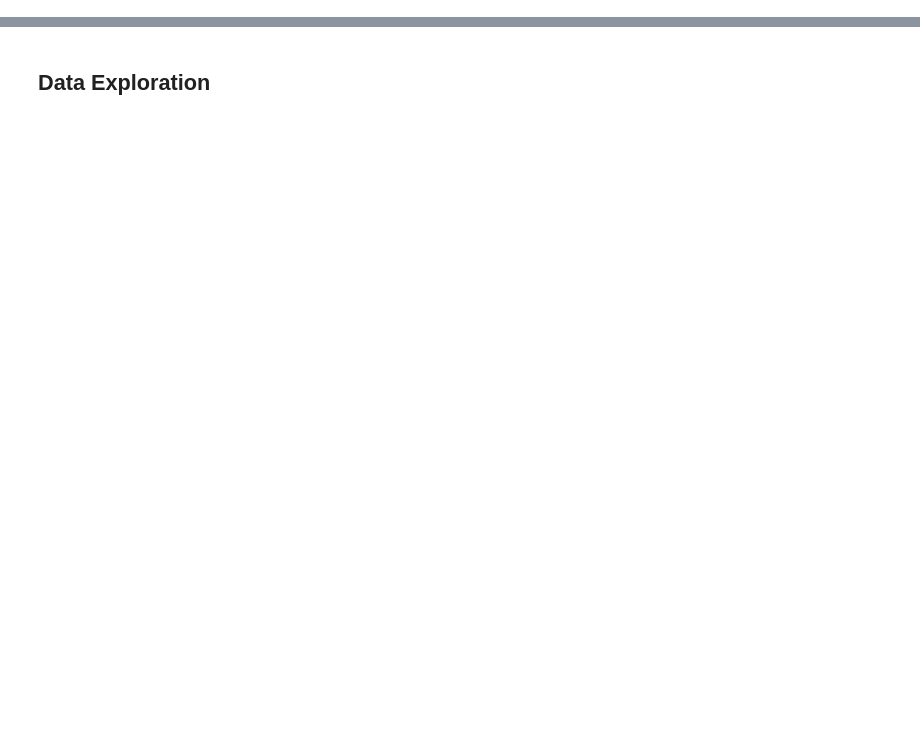
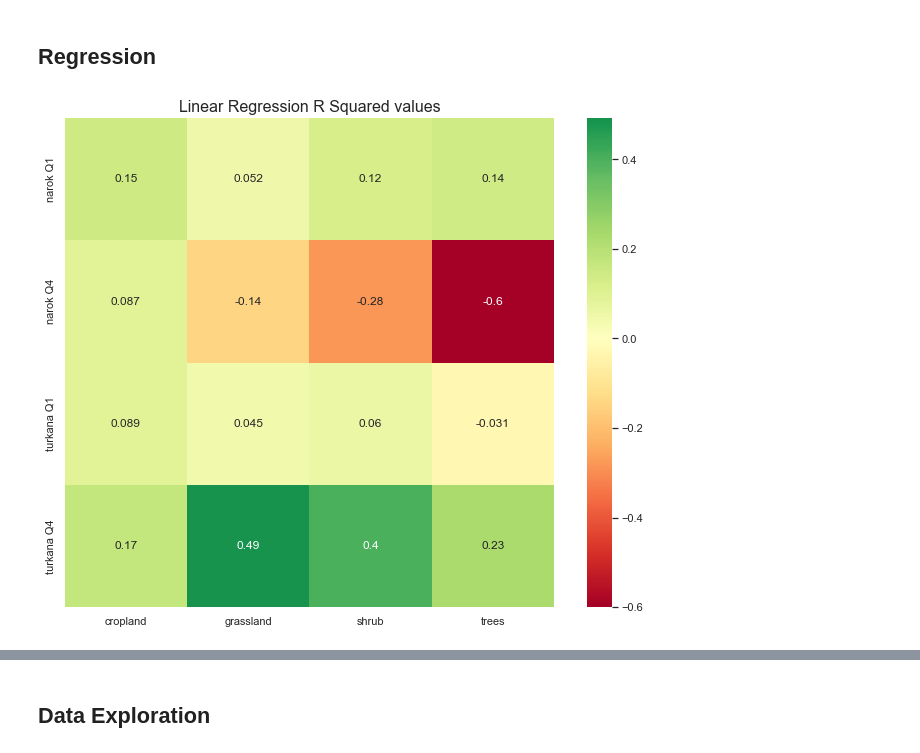
Before and after one commit to taraippolito/Kenya_Drought, a Jupyter notebook: Decision_Trees_Bagging.ipynb, the cells around one changed output, grey strips where cells are left out. Drawn from its saved outputs; the diff is of its cells as text; code cells hidden in the pictures; blank space fills up the shorter version.

```diff
--- a/Decision_Trees_Bagging.ipynb
+++ b/Decision_Trees_Bagging.ipynb
@@ -31,0 +18,22 @@ find_ndvi_anomalies(nar)
+# %%
+tur_Q1 = pd.read_csv("Q1_turkana_anomalies.csv")
+tur_Q4 = pd.read_csv("Q4_turkana_anomalies.csv")
+nar_Q1 = pd.read_csv("Q1_narok_anomalies.csv")
+nar_Q4 = pd.read_csv("Q4_narok_anomalies.csv")
+# %%
+tur_Q1.name = "tur_Q1"
+tur_Q4.name = "tur_Q4"
+nar_Q1.name = "nar_Q1"
+nar_Q4.name = "nar_Q4"
+# %%
+# take a sample of turkana and merge soil and lulc data
+def sample_and_merge(df_to_sample, df_to_merge, n):
+    df_to_merge_cols = df_to_merge[["Unnamed: 0", 'sand30', 'sand60', 'sand100',
+       'silt30', 'silt60', 'silt100', 'clay30', 'clay60', 'clay100', 'soc30',
+       'soc60', 'soc100', 'bdod30', 'bdod60', 'bdod100', 'cfvo30', 'cfvo60',
+       'cfvo100', 'cropland','grassland', 'shrub', 'trees']]
+    df_sampled = df_to_sample.sample(n = n)
+    df_merged = df_sampled.merge(df_to_merge_cols, how = "left", left_on = "point_index", right_on = "Unnamed: 0")
+    df_merged.name = df_to_sample.name
+
+    return (df_merged)
@@ -31,0 +128,2 @@ find_ndvi_anomalies(nar)
+# %% [markdown]
+## Regression
@@ -31,0 +169,24 @@ find_ndvi_anomalies(nar)
+# %%
+# pull the scores and sort them to put into a heatmap
+scores = []
+leftaxis = ['nar_Q1', 'nar_Q4', 'tur_Q1', 'tur_Q4']
+for a in leftaxis:
+    a_list = []
+    keys = [key for key in list(df_scores.keys()) if a in key]
+    for k in keys:
+        a_list.append(df_scores[k])
+    scores.append(a_list)
+# %%
+# create regression score heatmap
+RdYlGn = matplotlib.cm.get_cmap("RdYlGn")
+summer = matplotlib.cm.get_cmap("summer_r")
+Yaxes = ['narok Q1', 'narok Q4', 'turkana Q1', 'turkana Q4']
+Xaxes = ["cropland", "grassland", "shrub", "trees"]
+
+plt.subplots(figsize=(12,9))
+sns.heatmap(scores, annot = True, xticklabels = Xaxes, yticklabels = Yaxes, square=True, cmap = RdYlGn, center = 0)
+plt.title("Linear Regression R Squared values", fontsize = 16);
+file_path = "C:\\Tara_Fall_2019\\Kenya_Drought\\FIGURES\\Linear_regression_score_heatmap_bagged_test.jpg"
+plt.savefig(file_path)
+# %% [output]
+[figure, added]
```
Also changed, not shown: parts of 52 cells of this notebook, 13 other files.
